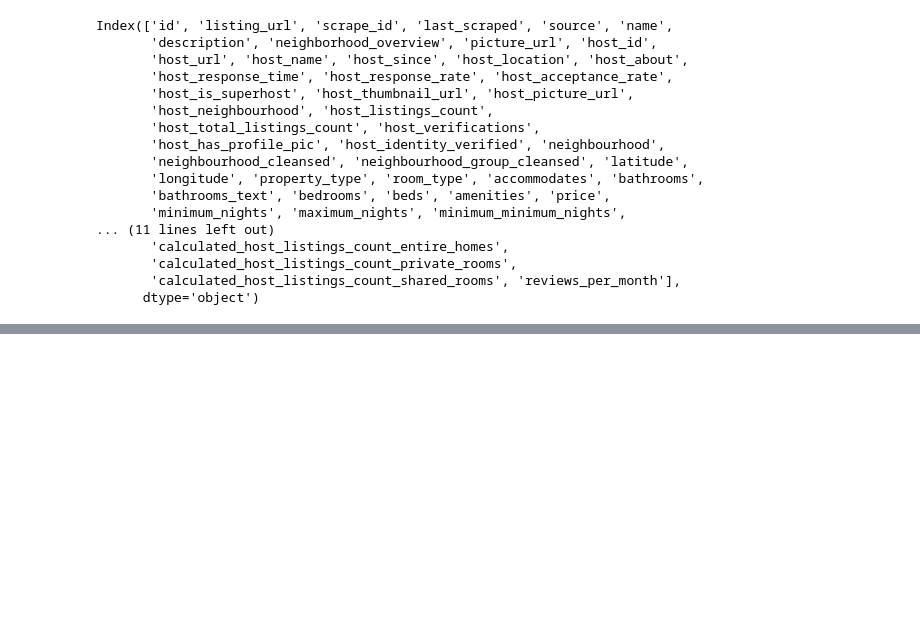
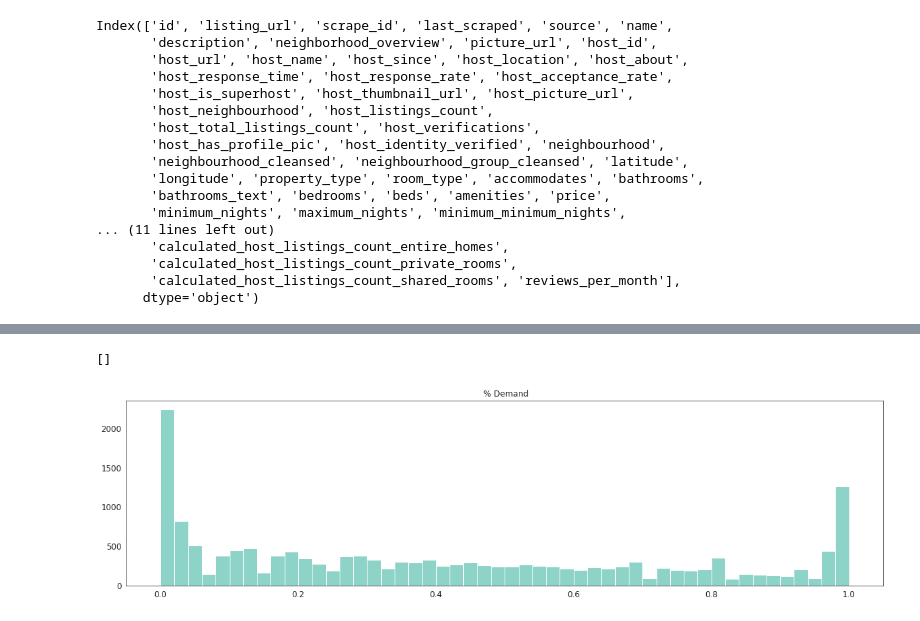
Before and after one commit to asertas14/eda_taller_andres_gutierrez, a Jupyter notebook: eda.ipynb, the cells around one changed output, grey strips where cells are left out. Saved outputs shown, nothing was run; the diff lists cells and outputs as text; code cells hidden in the pictures; blank space fills up the shorter version.

```diff
--- a/eda.ipynb
+++ b/eda.ipynb
@@ -296,0 +350,11 @@ Vamos a crear dos variable extras que son la "demand" y el "annual_income"
+# %%
+top_df["pp_demand"] = top_df["monthly_demand"]/30
+top_df["pp_demand"] = top_df["pp_demand"].round(2)
+sns.set_style("white")
+plt.figure(figsize=(20, 5))
+plt.hist(top_df["pp_demand"], bins=50)
+plt.title(" % Demand")
+plt.plot()
+# %% [output]
+[]
+[figure, added]
```
Also changed, not shown: parts of 80 cells of this notebook, 4 other files.
